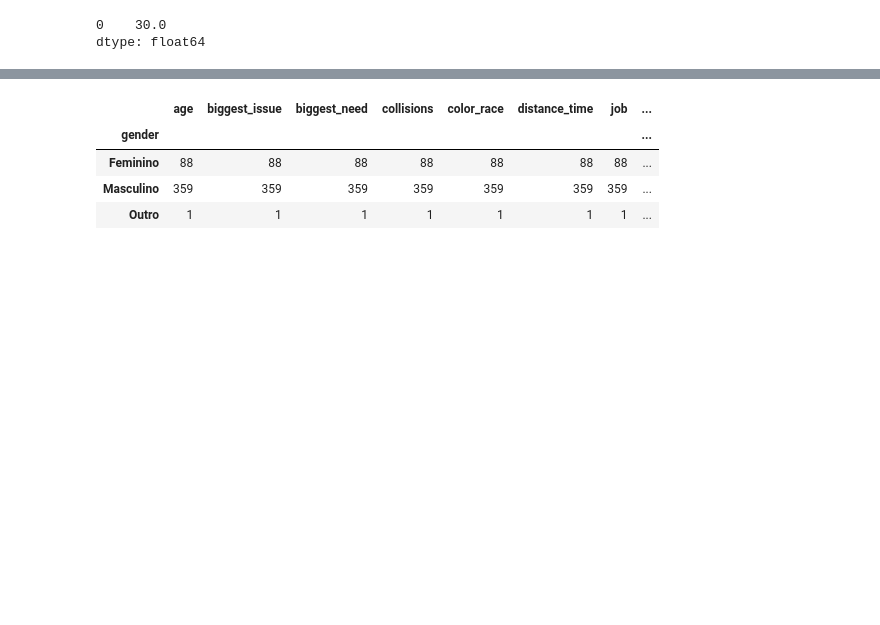
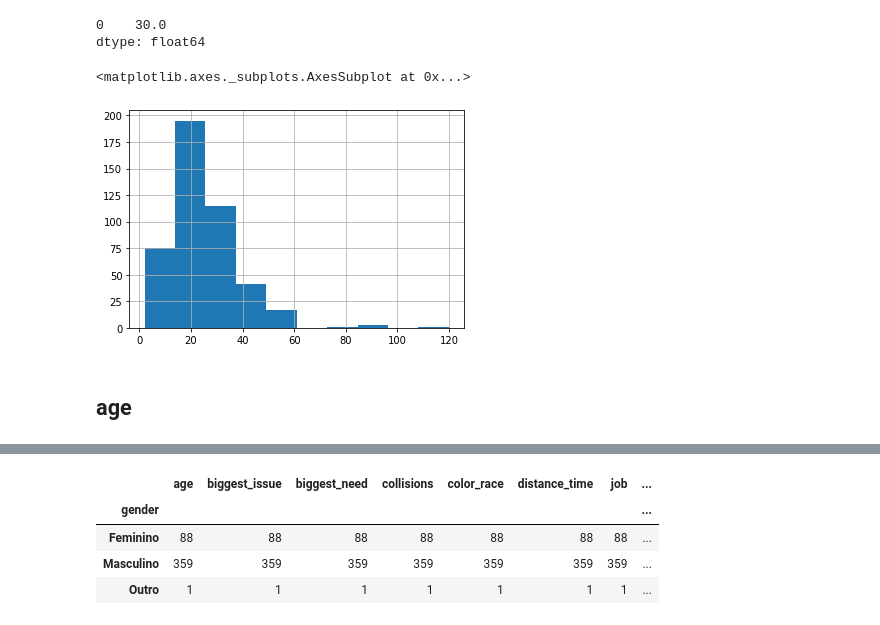
Before and after one commit to pedrocostab/Data_Science_Ciclistas, a Jupyter notebook: Projeto_1_Ciência_de_Dados.ipynb, the cells around one changed output, grey strips where cells are left out. Saved outputs shown, nothing was run; the diff lists cells and outputs as text; code cells hidden in the pictures; blank space fills up the shorter version.

```diff
--- a/Projeto_1_Ciência_de_Dados.ipynb
+++ b/Projeto_1_Ciência_de_Dados.ipynb
@@ -768,3 +783,14 @@ ciclistas["distance_time"].mode()
 # %% [output]
 0    30.0
 dtype: float64
+# %%
+# Vê-se que o tempo de deslocamento raramente passa dos 60min
+# A chamada "distância ciclável" diária é de até 15km/dia.
+# A velocidade média urbana, 15km/h.
+# Condiz então que os percursos durem no máximo 1h
+ciclistas["distance_time"].hist()
+# %% [output]
+<matplotlib.axes._subplots.AxesSubplot at 0x...>
+[figure, added]
+# %% [markdown]
+## age
```
Also changed, not shown: parts of 33 cells of this notebook.
